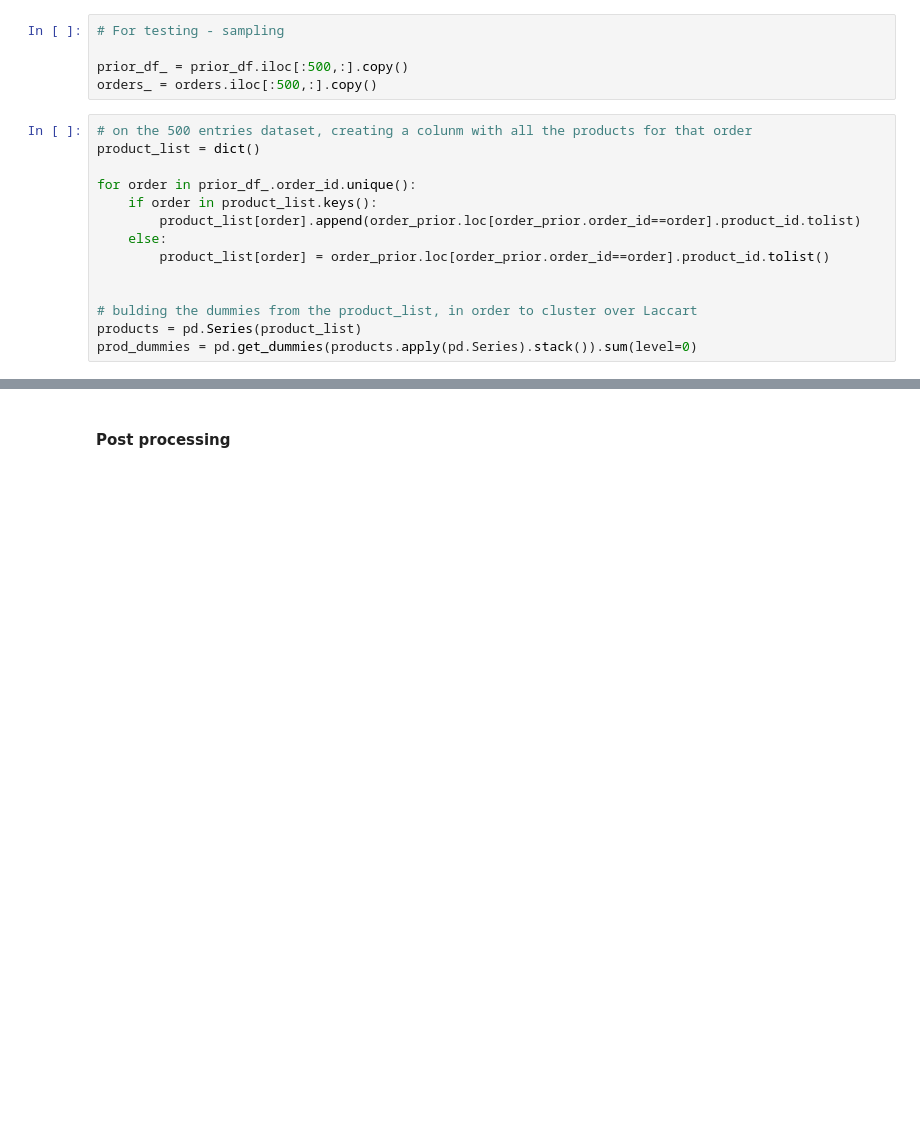
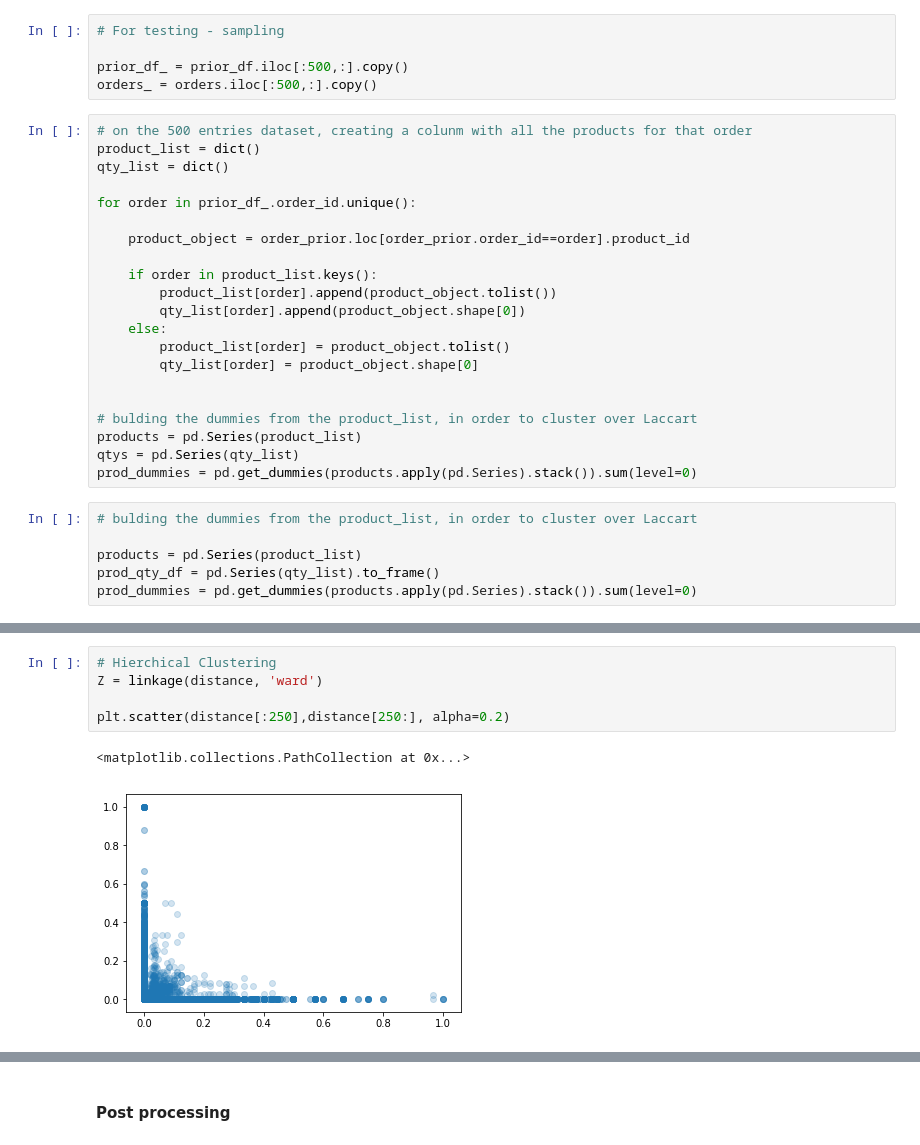
Before and after one commit to cottalucas/ds-2017, a Jupyter notebook: ML/Instacart.ipynb, the cells around one changed output, grey strips where cells are left out. Cells and saved outputs as stored; diff of their text form; blank space fills up the shorter version.

Commit message:
changing the approach to singular value decomposition + regression. Both methods are implmented. TODO: Cross-validation on SVD for K. Time-series regression. Run the analysis on a bigger sample

```diff
--- a/ML/Instacart.ipynb
+++ b/ML/Instacart.ipynb
@@ -196,14 +220,27 @@ orders_ = orders.iloc[:500,:].copy()
 # %%
 # on the 500 entries dataset, creating a colunm with all the products for that order
 product_list = dict()
+qty_list = dict()
 
 for order in prior_df_.order_id.unique():
+
+    product_object = order_prior.loc[order_prior.order_id==order].product_id
+
     if order in product_list.keys():
-        product_list[order].append(order_prior.loc[order_prior.order_id==order].product_id.tolist)
+        product_list[order].append(product_object.tolist())
+        qty_list[order].append(product_object.shape[0])
     else:
-        product_list[order] = order_prior.loc[order_prior.order_id==order].product_id.tolist()
+        product_list[order] = product_object.tolist()
+        qty_list[order] = product_object.shape[0]
 
 
 # bulding the dummies from the product_list, in order to cluster over Laccart
 products = pd.Series(product_list)
+qtys = pd.Series(qty_list)
 prod_dummies = pd.get_dummies(products.apply(pd.Series).stack()).sum(level=0)
+# %%
+# bulding the dummies from the product_list, in order to cluster over Laccart
+
+products = pd.Series(product_list)
+prod_qty_df = pd.Series(qty_list).to_frame()
+prod_dummies = pd.get_dummies(products.apply(pd.Series).stack()).sum(level=0)
@@ -263,0 +289,8 @@ ValueError: matrix type must be 'f', 'd', 'F', or 'D'
+# %%
+# Hierchical Clustering
+Z = linkage(distance, 'ward')
+
+plt.scatter(distance[:250],distance[250:], alpha=0.2)
+# %% [output]
+<matplotlib.collections.PathCollection at 0x...>
+[figure, added]
```
Also changed, not shown: parts of 47 cells of this notebook.
